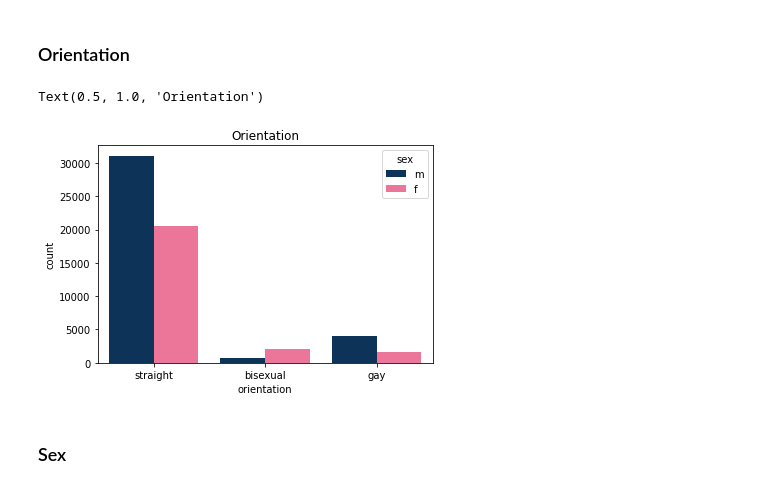
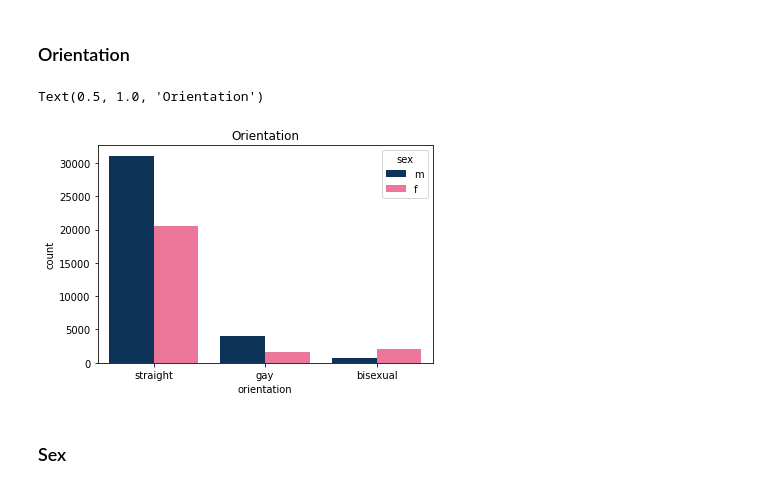
Before and after one commit to paulynamagana/OKCupid_challenge, a Jupyter notebook: date-a-scientist.ipynb, the cells around one changed output. Drawn from its saved outputs; the diff is of its cells as text; code cells hidden in the pictures.

```diff
--- a/date-a-scientist.ipynb
+++ b/date-a-scientist.ipynb
@@ -297,11 +317,11 @@ pd.DataFrame(profiles["body_type"].value_counts(normalize=True, dropna=False))
 ### Orientation
 # %%
 profiles["orientation"].value_counts(normalize=True)
-sns.countplot(profiles["orientation"], hue=profiles["sex"], palette=palette)
+sns.countplot(profiles["orientation"], hue=profiles["sex"], palette=palette, order = profiles['orientation'].value_counts().index)
 plt.title("Orientation")
 # %% [output]
 Text(0.5, 1.0, 'Orientation')
-[figure, old version]
+[figure, new version]
 # %% [markdown]
 ### Sex
 # %%
```
Also changed, not shown: parts of 19 cells of this notebook.
